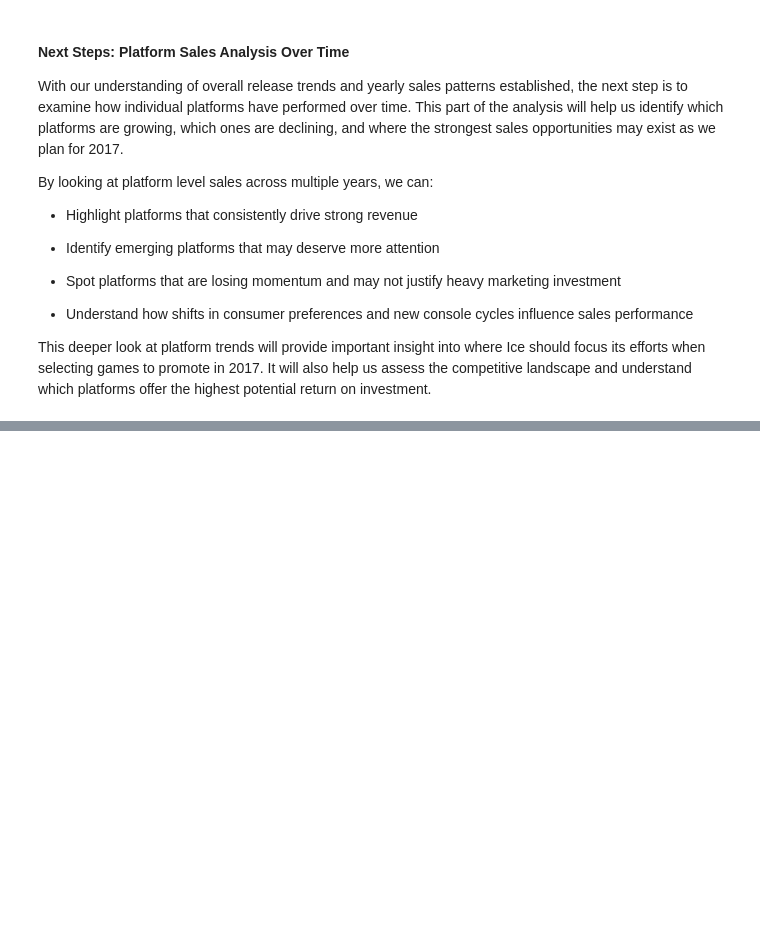
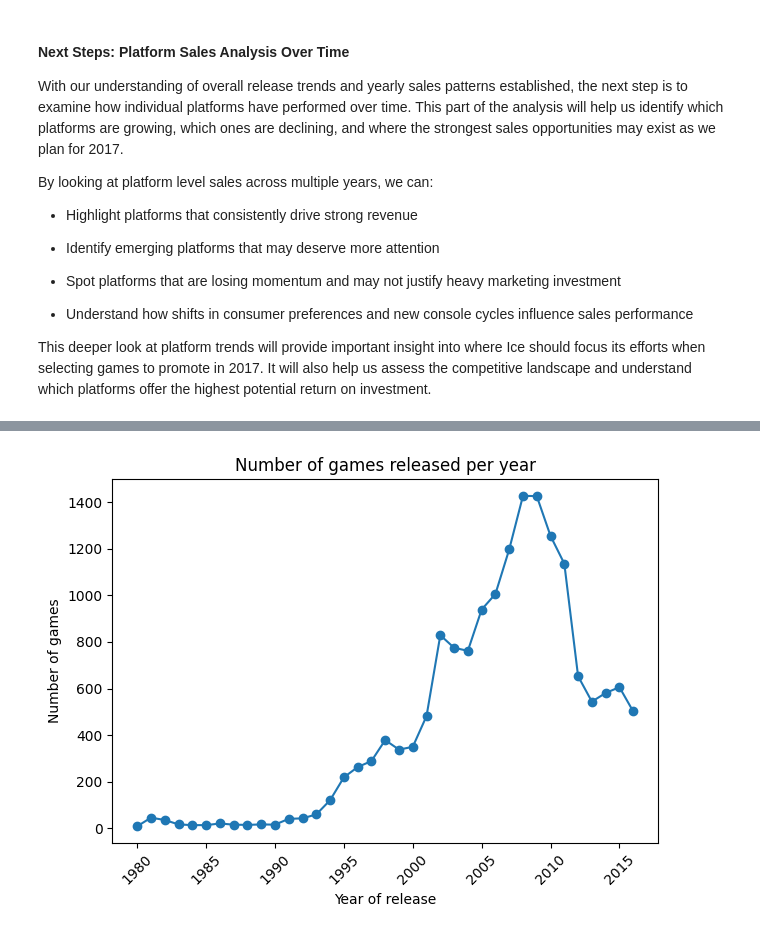
Before and after one commit to the-buike/game-sales-trends-2016-2017, a Jupyter notebook: games.ipynb, the cells around one changed output, grey strips where cells are left out. Cells and saved outputs as stored; diff of their text form; code cells hidden in the pictures; blank space fills up the shorter version.

```diff
--- a/games.ipynb
+++ b/games.ipynb
@@ -484,0 +573,19 @@ This deeper look at platform trends will provide important insight into where Ic
+# %%
+# justify why these years were chosen with data
+#Create a summary by year: number of games and sales stats
+year_summary = (
+    games
+    .groupby("year_of_release", as_index=False)
+    .agg(
+        number_of_games=("name", "count"),
+        total_sales_sum=("total_sales", "sum"),
+        total_sales_mean=("total_sales", "mean"),
+        total_sales_median=("total_sales", "median")
+    )
+    .sort_values("year_of_release")
+)
+
+print("Full year summary (head):")
+display(year_summary.head())
+print("\nFull year summary (tail):")
+display(year_summary.tail())
@@ -484,0 +656,12 @@ This deeper look at platform trends will provide important insight into where Ic
+# %%
+# Visualize the number of games released per year
+fig, ax = plt.subplots()
+ax.plot(year_summary["year_of_release"], year_summary["number_of_games"], marker="o")
+ax.set_xlabel("Year of release")
+ax.set_ylabel("Number of games")
+ax.set_title("Number of games released per year")
+plt.xticks(rotation=45)
+plt.tight_layout()
+plt.show()
+# %% [output]
+[figure, added]
```
Also changed, not shown: parts of 44 cells of this notebook, 1 other file.
